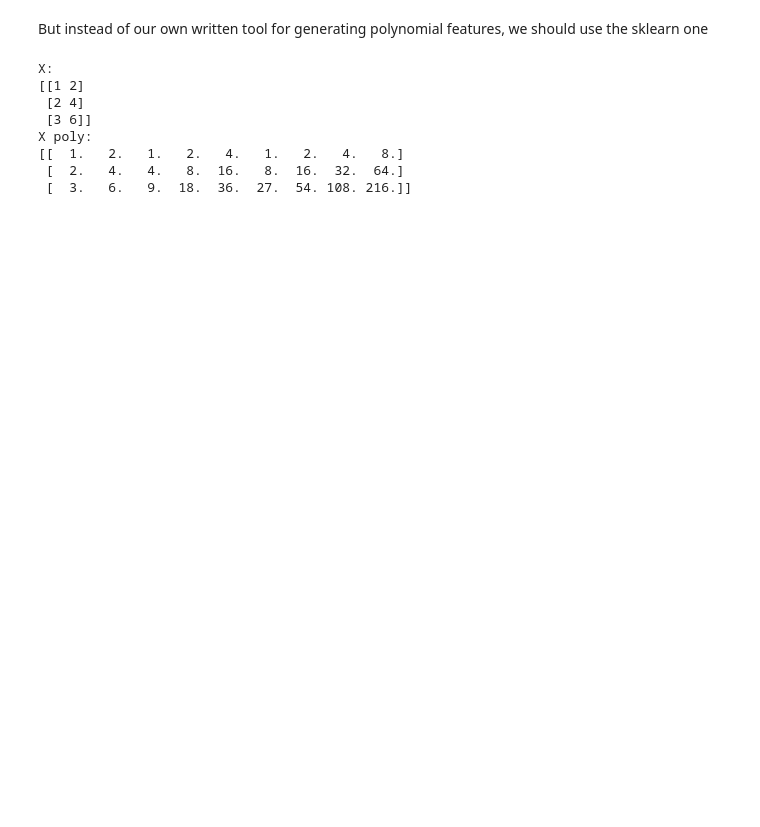
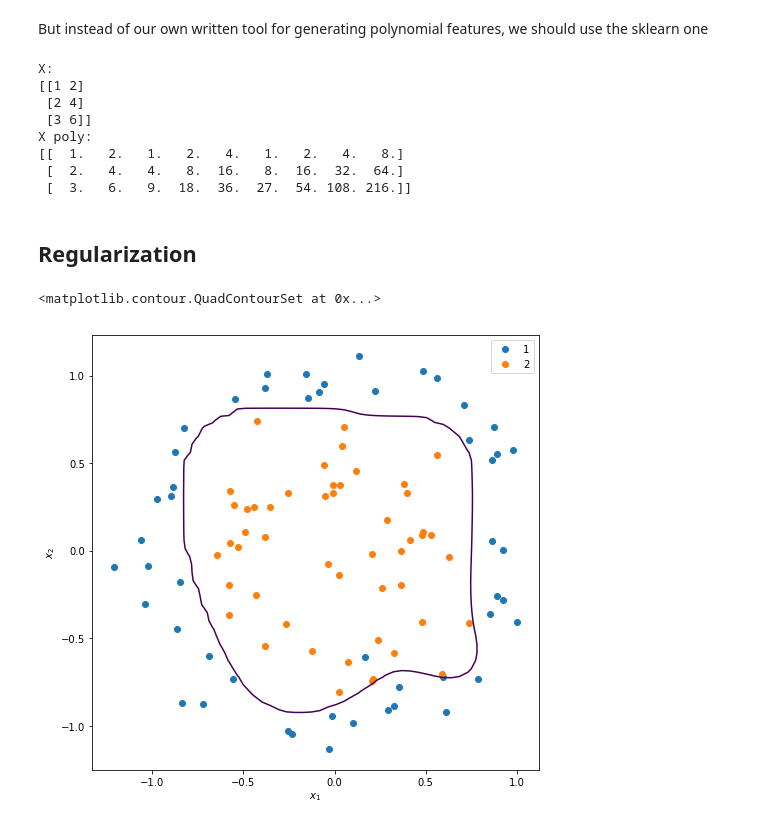
Before and after one commit to mbajer42/intro-python-ml, a Jupyter notebook: logistic-regression.ipynb, the cells around one changed output. Cells and saved outputs as stored; diff of their text form; code cells hidden in the pictures; blank space fills up the shorter version.

Commit message:
Added regularization

```diff
--- a/logistic-regression.ipynb
+++ b/logistic-regression.ipynb
@@ -371,3 +371,45 @@ X poly:
 [[  1.   2.   1.   2.   4.   1.   2.   4.   8.]
  [  2.   4.   4.   8.  16.   8.  16.  32.  64.]
  [  3.   6.   9.  18.  36.  27.  54. 108. 216.]]
+# %% [markdown]
+## Regularization
+# %%
+from sklearn.datasets import make_circles
+from sklearn.preprocessing import PolynomialFeatures
+
+X, y = make_circles(noise=0.15, factor=0.5)
+
+c1 = y == 0
+c2 = y == 1
+
+poly = PolynomialFeatures(degree=6, include_bias=False)
+X_transformed = poly.fit_transform(X)
+
+x1_min, x1_max = X[:, 0].min(), X[:, 0].max()
+x2_min, x2_max = X[:, 1].min(), X[:, 1].max()
+
+xx1, xx2 = np.meshgrid(
+    np.linspace(x1_min, x1_max),
+    np.linspace(x2_min, x2_max)
+)
+to_predict_X = np.c_[
+    xx1.ravel(),
+    xx2.ravel()
+]
+to_predict_X = poly.fit_transform(to_predict_X)
+
+fig, ax = plt.subplots(figsize=(8, 8))
+
+ax.scatter(X[c1, 0], X[c1, 1], label='1')
+ax.scatter(X[c2, 0], X[c2, 1], label='2')
+ax.set_xlabel(r'$x_1$')
+ax.set_ylabel(r'$x_2$')
+ax.legend()
+
+reg = LogisticRegression().fit(X_transformed, y)
+predictions = reg.predict(to_predict_X)
+
+ax.contour(xx1, xx2, predictions.reshape(xx1.shape), levels=[0.5])
+# %% [output]
+<matplotlib.contour.QuadContourSet at 0x...>
+[figure, added]
```
Also changed, not shown: parts of 5 cells of this notebook.
